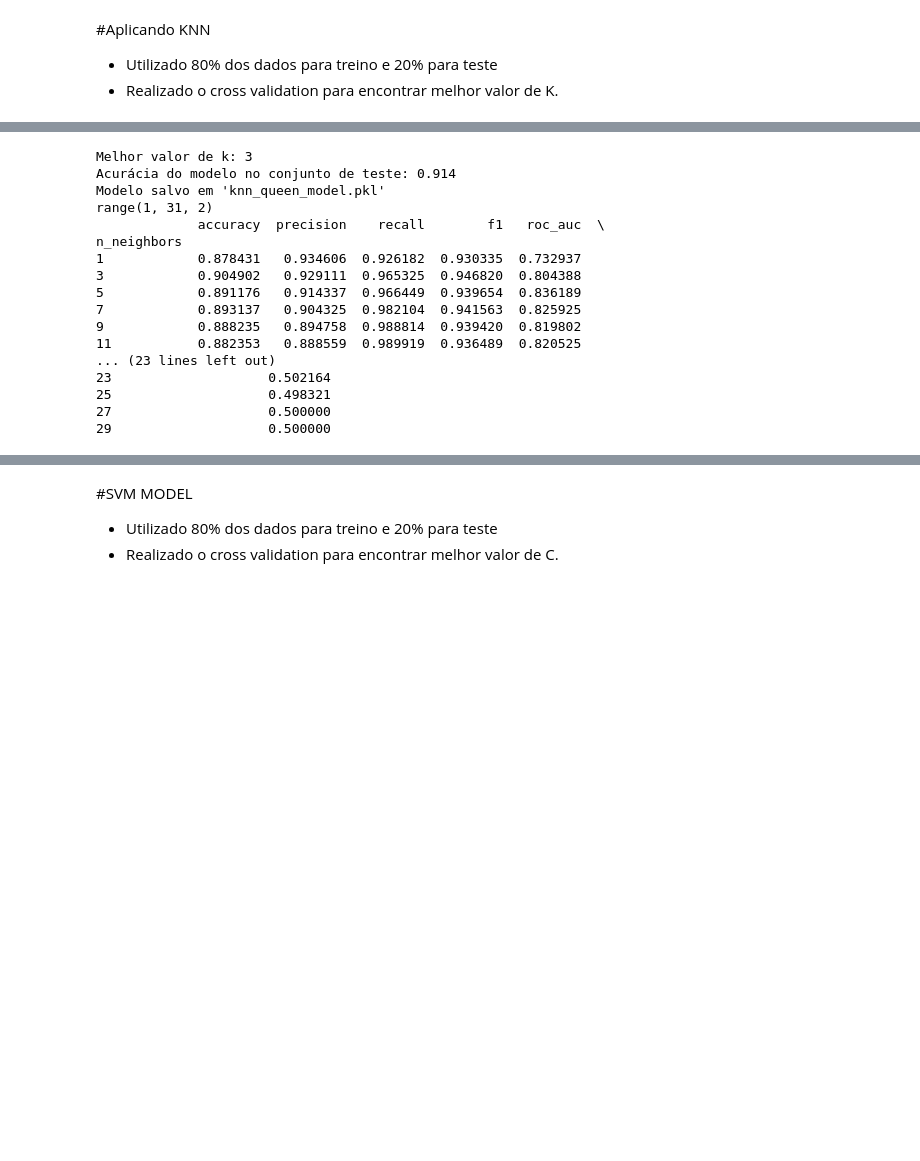
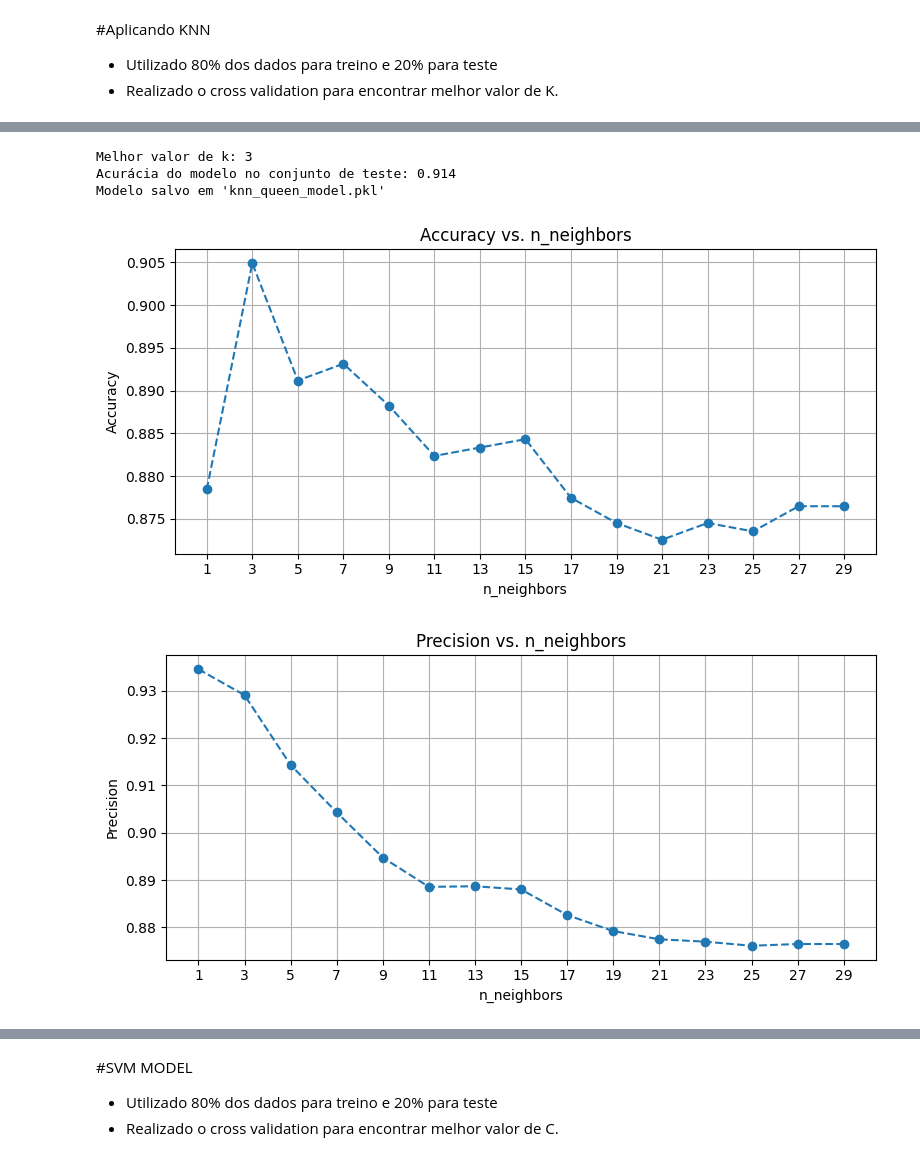
Before and after one commit to matheusbuenowb/Data-Mining-Bee-Colony, a Jupyter notebook: Atividade_IC.ipynb, the cells around one changed output, grey strips where cells are left out. Drawn from its saved outputs; the diff is of its cells as text; code cells hidden in the pictures; blank space fills up the shorter version.

```diff
--- a/Atividade_IC.ipynb
+++ b/Atividade_IC.ipynb
@@ -213,45 +219,33 @@ from sklearn.neighbors import KNeighborsClassifier
 #AVALIA de diferentes valores de k
 k_values = range(1, 31, 2)  # Testa valores ímpares de k para evitar empates
 accuracy_scores = []
 
 for k in k_values:
     model = KNeighborsClassifier(n_neighbors=k)
     cv_scores = cross_val_score(model, X_train, y_train, cv=5)
     accuracy_scores.append(cv_scores.mean())
 
 plotValues('Número de Vizinhos (k)','k vs Accuracy Score', k_values, accuracy_scores, 'linear')
 
 
 # Escolhendo o melhor k baseado na maior acurácia
 best_k = k_values[accuracy_scores.index(max(accuracy_scores))]
 print(f"Melhor valor de k: {best_k}")
 
 # Criando o modelo KNN com o melhor k
 model = KNeighborsClassifier(n_neighbors=best_k)
 
 trainModel(model, 'knn_queen_model.pkl')
 
-evaluateMetrics(model, k_values, 'n_neighbors', X_train, y_train)
+evaluateMetrics(model, k_values, 'n_neighbors', X_train, y_train, 'linear')
 
 # Carregando o modelo para novas previsões
 
 #newDataPrediction('knn_queen_model.pkl')
 # %% [output]
 [figure]
 Melhor valor de k: 3
 Acurácia do modelo no conjunto de teste: 0.914
 Modelo salvo em 'knn_queen_model.pkl'
-range(1, 31, 2)
-             accuracy  precision    recall        f1   roc_auc  \
-n_neighbors
-1            0.878431   0.934606  0.926182  0.930335  0.732937
-3            0.904902   0.929111  0.965325  0.946820  0.804388
-5            0.891176   0.914337  0.966449  0.939654  0.836189
-7            0.893137   0.904325  0.982104  0.941563  0.825925
-9            0.888235   0.894758  0.988814  0.939420  0.819802
-11           0.882353   0.888559  0.989919  0.936489  0.820525
-... (23 lines left out)
-23                    0.502164
-25                    0.498321
-27                    0.500000
-29                    0.500000
+[figure, added]
+[figure, added]
```
Also changed, not shown: parts of 14 cells of this notebook.
